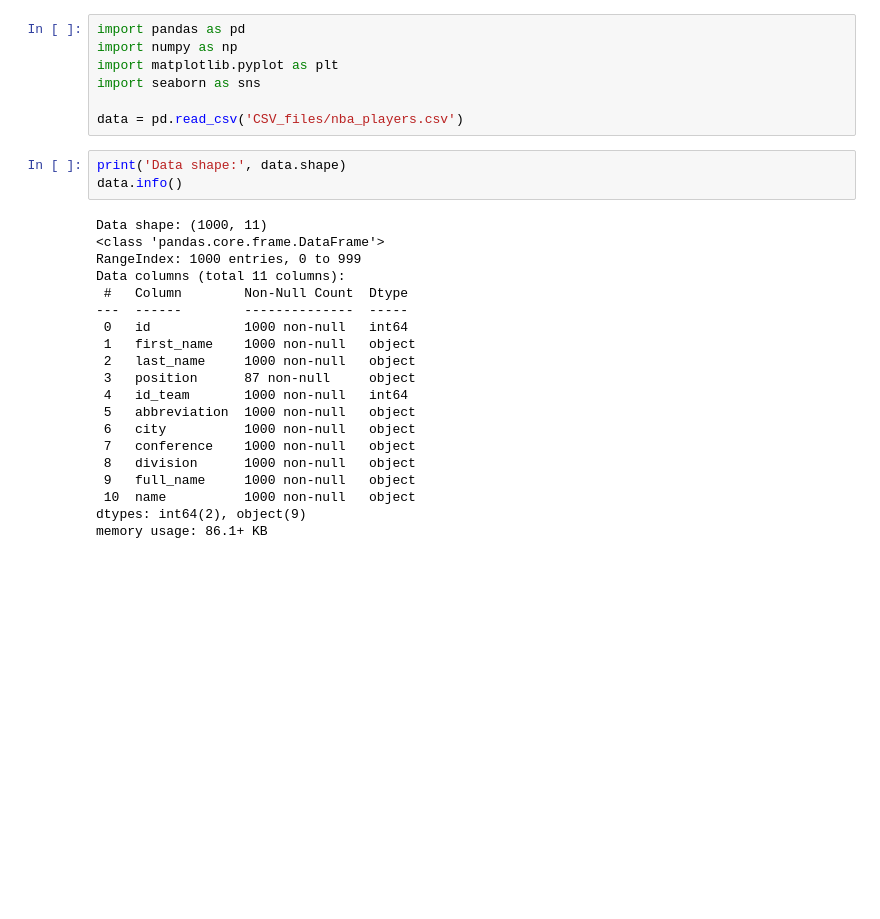
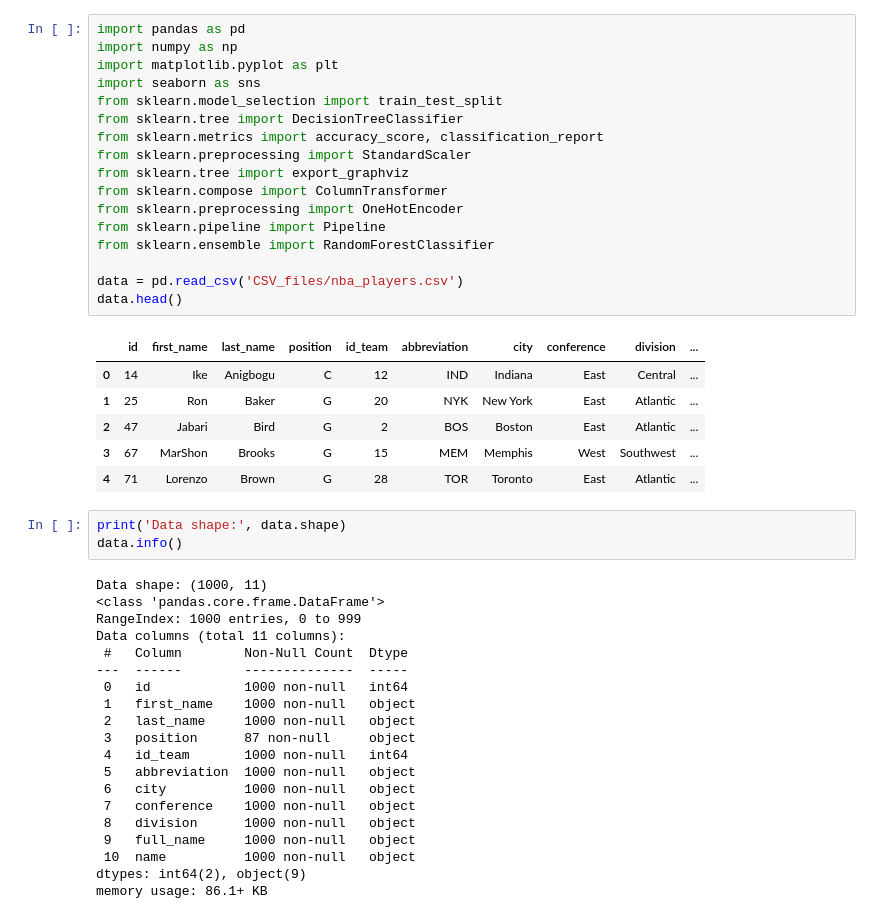
Before and after one commit to KeneanDita/Exploratory-Data-Analysis-EDA-, a Jupyter notebook: NBA Players.ipynb, the cells around one changed output. Drawn from its saved outputs; the diff is of its cells as text; blank space fills up the shorter version.

```diff
--- a/NBA Players.ipynb
+++ b/NBA Players.ipynb
@@ -1,10 +1,27 @@
 # %%
 import pandas as pd
 import numpy as np
 import matplotlib.pyplot as plt
 import seaborn as sns
+from sklearn.model_selection import train_test_split
+from sklearn.tree import DecisionTreeClassifier
+from sklearn.metrics import accuracy_score, classification_report
+from sklearn.preprocessing import StandardScaler
+from sklearn.tree import export_graphviz
+from sklearn.compose import ColumnTransformer
+from sklearn.preprocessing import OneHotEncoder
+from sklearn.pipeline import Pipeline
+from sklearn.ensemble import RandomForestClassifier
 
 data = pd.read_csv('CSV_files/nba_players.csv')
+data.head()
+# %% [output]
+|  | id | first_name | last_name | position | id_team | abbreviation | city | conference | division | ... |
+| 0 | 14 | Ike | Anigbogu | C | 12 | IND | Indiana | East | Central | ... |
+| 1 | 25 | Ron | Baker | G | 20 | NYK | New York | East | Atlantic | ... |
+| 2 | 47 | Jabari | Bird | G | 2 | BOS | Boston | East | Atlantic | ... |
+| 3 | 67 | MarShon | Brooks | G | 15 | MEM | Memphis | West | Southwest | ... |
+| 4 | 71 | Lorenzo | Brown | G | 28 | TOR | Toronto | East | Atlantic | ... |
 # %%
 print('Data shape:', data.shape)
 data.info()
```
Also changed, not shown: parts of 11 cells of this notebook.
